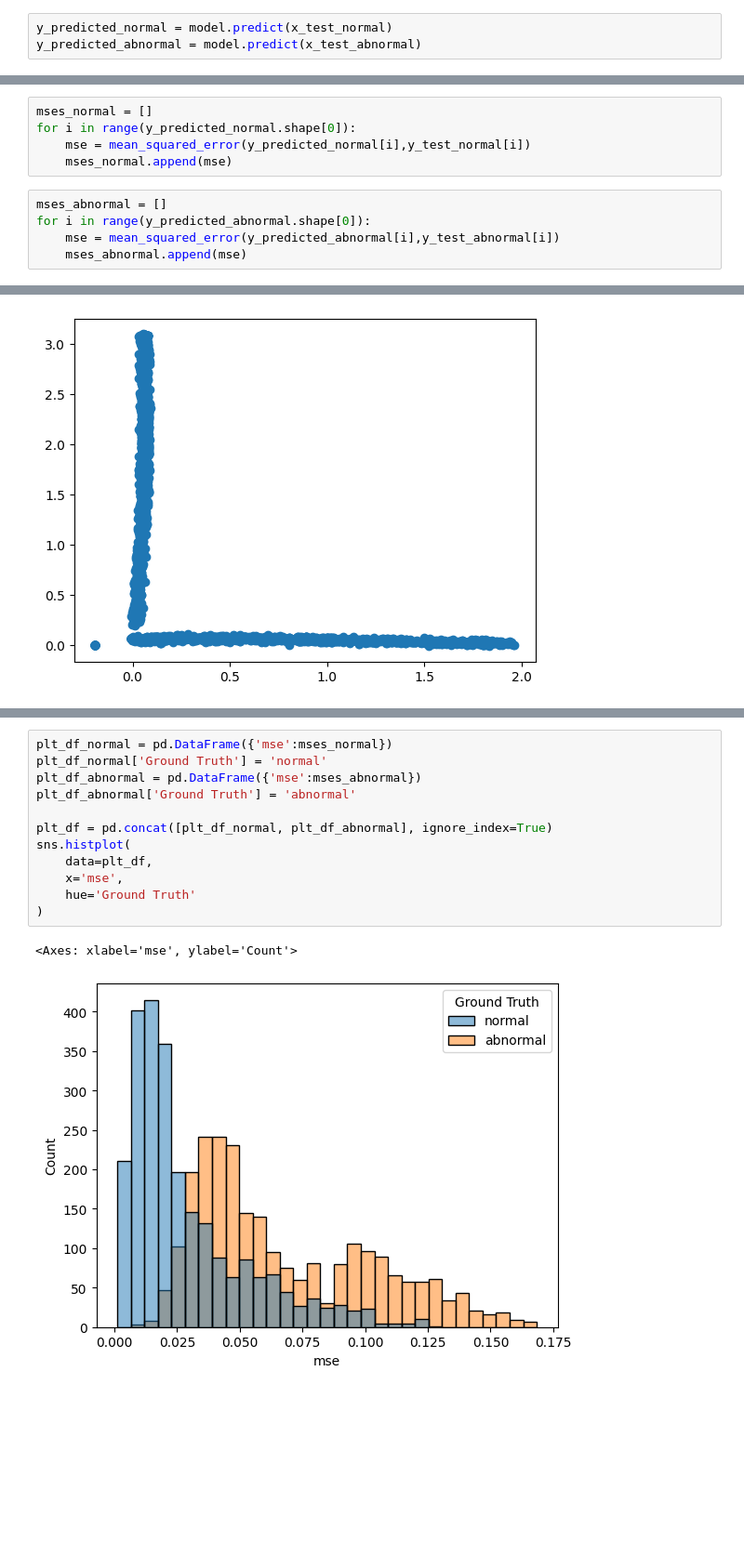
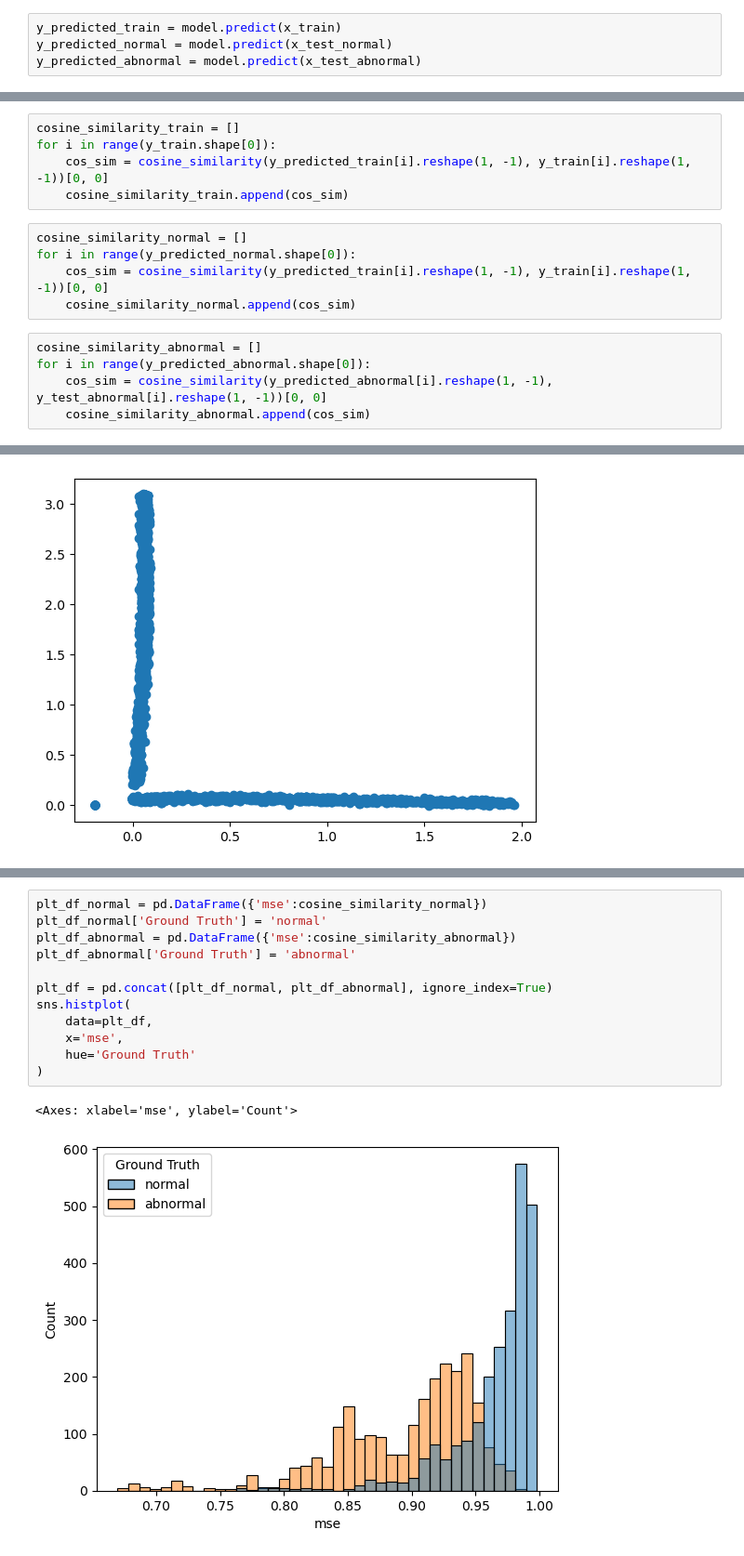
Before and after one commit to kentarooow/coordinate_sound, a Jupyter notebook: code/coordinate_to_sound.ipynb, the cells around one changed output, grey strips where cells are left out. Shown: that part at 93% size. Cells and saved outputs as stored; diff of their text form; blank space fills up the shorter version.

Commit message:
cosine similarity

```diff
--- a/code/coordinate_to_sound.ipynb
+++ b/code/coordinate_to_sound.ipynb
@@ -328,4 +325,5 @@ plt.show()
 # %%
+y_predicted_train = model.predict(x_train)
 y_predicted_normal = model.predict(x_test_normal)
 y_predicted_abnormal = model.predict(x_test_abnormal)
 # %% [output]
@@ -335,13 +334,18 @@ y_predicted_abnormal = model.predict(x_test_abnormal)
 print(y_predicted_normal.shape, y_test_normal.shape)
 # %% [output]
 (2456, 13) (2456, 13)
+# %%
+cosine_similarity_train = []
+for i in range(y_train.shape[0]):
+    cos_sim = cosine_similarity(y_predicted_train[i].reshape(1, -1), y_train[i].reshape(1, -1))[0, 0]
+    cosine_similarity_train.append(cos_sim)
 # %%
-mses_normal = []
+cosine_similarity_normal = []
 for i in range(y_predicted_normal.shape[0]):
-    mse = mean_squared_error(y_predicted_normal[i],y_test_normal[i])
-    mses_normal.append(mse)
+    cos_sim = cosine_similarity(y_predicted_train[i].reshape(1, -1), y_train[i].reshape(1, -1))[0, 0]
+    cosine_similarity_normal.append(cos_sim)
 # %%
-mses_abnormal = []
+cosine_similarity_abnormal = []
 for i in range(y_predicted_abnormal.shape[0]):
-    mse = mean_squared_error(y_predicted_abnormal[i],y_test_abnormal[i])
-    mses_abnormal.append(mse)
+    cos_sim = cosine_similarity(y_predicted_abnormal[i].reshape(1, -1), y_test_abnormal[i].reshape(1, -1))[0, 0]
+    cosine_similarity_abnormal.append(cos_sim)
@@ -515,18 +462,18 @@ plt.plot(mses_normal)
 # %%
-plt_df_normal = pd.DataFrame({'mse':mses_normal})
+plt_df_normal = pd.DataFrame({'mse':cosine_similarity_normal})
 plt_df_normal['Ground Truth'] = 'normal'
-plt_df_abnormal = pd.DataFrame({'mse':mses_abnormal})
+plt_df_abnormal = pd.DataFrame({'mse':cosine_similarity_abnormal})
 plt_df_abnormal['Ground Truth'] = 'abnormal'
 
 plt_df = pd.concat([plt_df_normal, plt_df_abnormal], ignore_index=True)
 sns.histplot(
     data=plt_df,
     x='mse',
     hue='Ground Truth'
 )
 # %% [output]
 <Axes: xlabel='mse', ylabel='Count'>
-[figure, old version]
+[figure, new version]
 # %%
 plt_df['Label'] = plt_df['Ground Truth']=='abnormal'
 plt_df
```
Also changed, not shown: parts of 15 cells of this notebook.
